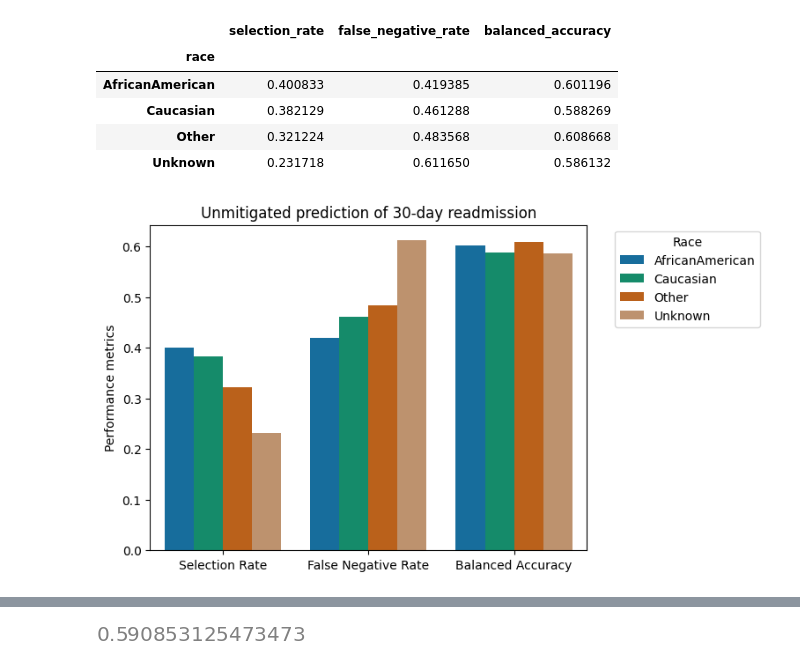
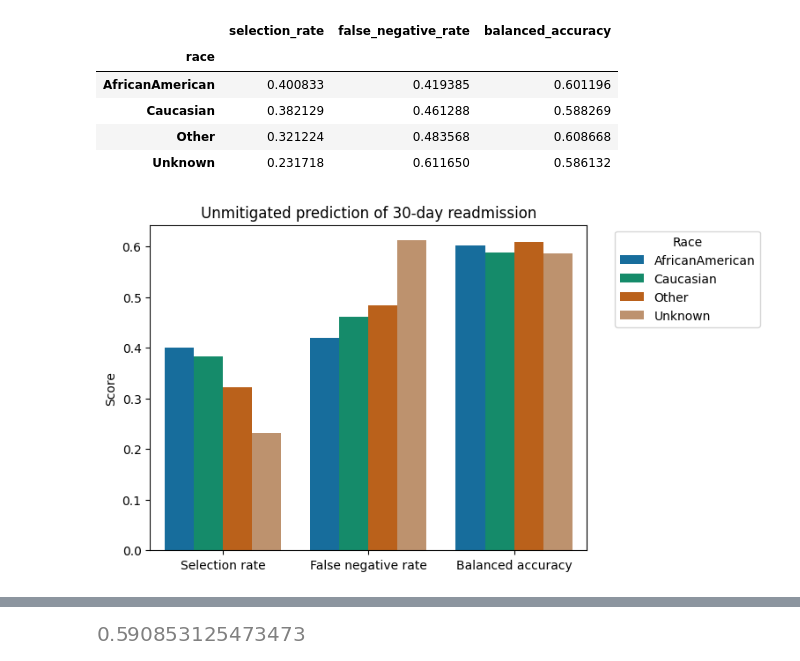
Before and after one commit to theislab/ehrapy-reproducibility, a Jupyter notebook: Supplementary_Figure_X/notebooks/algorithmic_bias.ipynb, the cells around one changed output, grey strips where cells are left out. Cells and saved outputs as stored; diff of their text form; code cells hidden in the pictures.

```diff
--- a/Supplementary_Figure_X/notebooks/algorithmic_bias.ipynb
+++ b/Supplementary_Figure_X/notebooks/algorithmic_bias.ipynb
@@ -154,14 +158,14 @@ df_long = pd.melt(mf1.by_group.reset_index(), id_vars=['race'], var_name='metric
 # %%
 # colors from cohorttracker where groups are available
 palette = [colors[0], colors[2], colors[3], colors[5]]
 
 fig, ax = plt.subplots()
 bar = sns.barplot(data=df_long, x="metric", y="value", hue="race", palette = palette)
 ax.legend(title="Race", bbox_to_anchor=(1.05, 1))
-ax.set_ylabel("Performance metrics")
+ax.set_ylabel("Score")
 ax.set_xlabel(None)
 ax.set_title("Unmitigated prediction of 30-day readmission")
-ax.set_xticklabels(labels=["Selection Rate", "False Negative Rate", "Balanced Accuracy"])
+ax.set_xticklabels(labels=["Selection rate", "False negative rate", "Balanced accuracy"])
 plt.savefig("algorithmic_bias_1.png", dpi=300, bbox_inches="tight")
 # %% [output]
-[figure, old version]
+[figure, new version]
```
Also changed, not shown: parts of 12 cells of this notebook, 5 other files.
